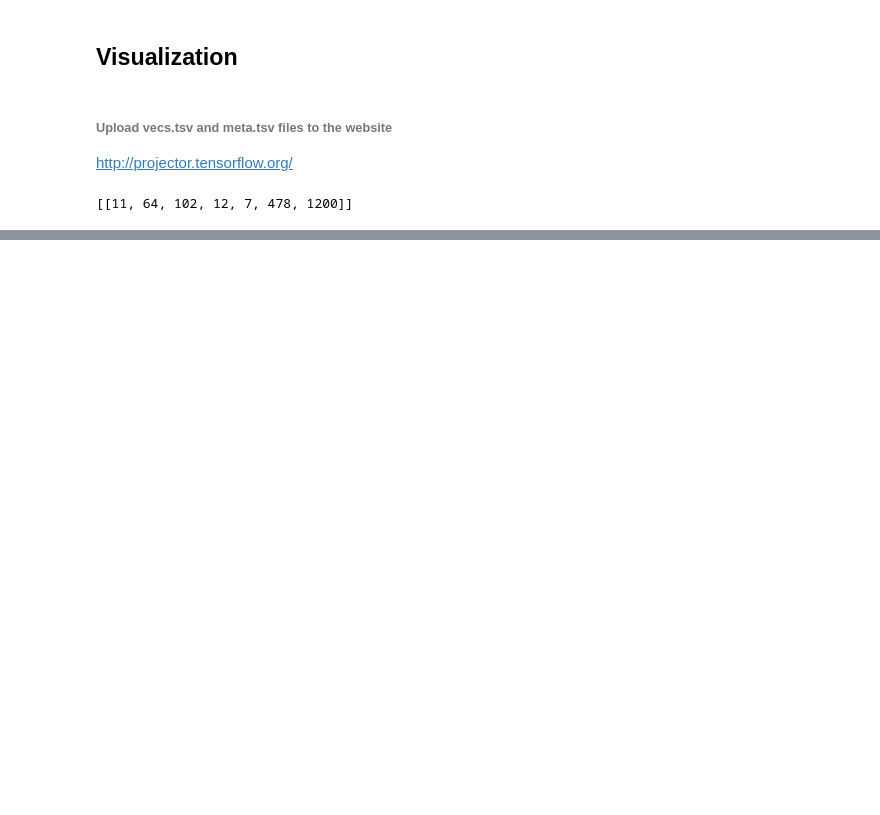
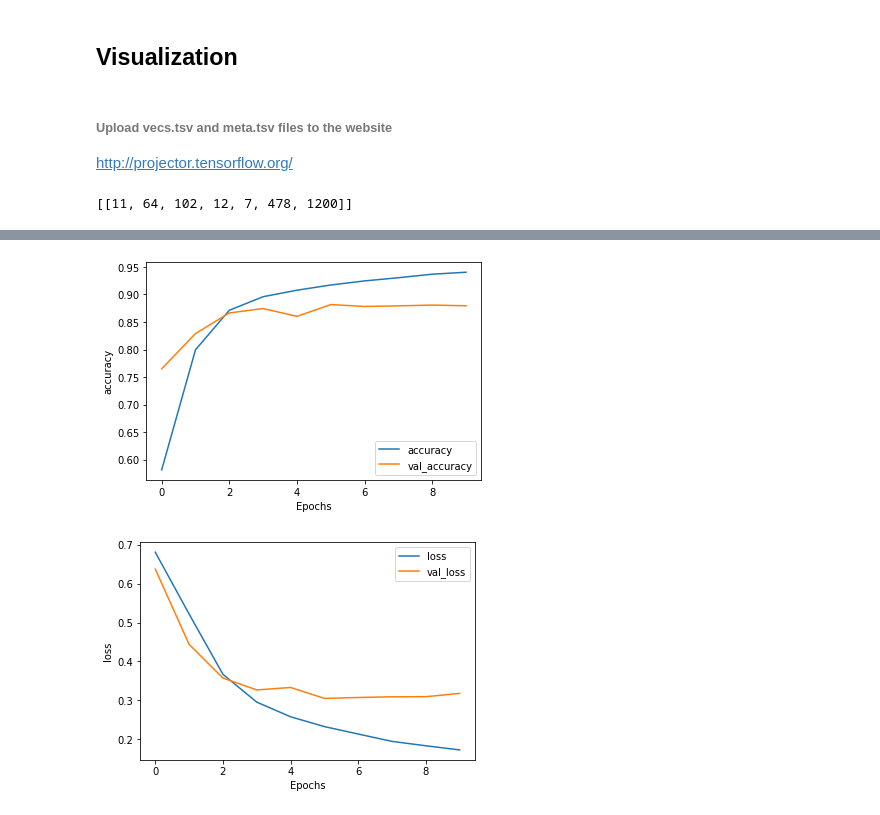
Before and after one commit to triciat/Tensorflow-in-Practice, a Jupyter notebook: Course_3_NLP/Course_3_Week_2_.ipynb, the cells around one changed output, grey strips where cells are left out. Drawn from its saved outputs; the diff is of its cells as text; code cells hidden in the pictures; blank space fills up the shorter version.

```diff
--- a/Course_3_NLP/Course_3_Week_2_.ipynb
+++ b/Course_3_NLP/Course_3_Week_2_.ipynb
@@ -243,0 +462,2 @@ print(sequence)
+# %%
+tokenizer = info.features['text'].encoder
@@ -243,0 +494,17 @@ print(sequence)
+# %%
+BUFFER_SIZE = 10000
+BATCH_SIZE = 64
+
+train_dataset = train_data.shuffle(BUFFER_SIZE)
+train_dataset = train_dataset.padded_batch(BATCH_SIZE, tf.compat.v1.data.get_output_shapes(train_dataset))
+test_dataset = test_data.padded_batch(BATCH_SIZE, tf.compat.v1.data.get_output_shapes(test_data))
+# %%
+embedding_dim = 64
+model = tf.keras.Sequential([
+    tf.keras.layers.Embedding(tokenizer.vocab_size, embedding_dim),
+    tf.keras.layers.GlobalAveragePooling1D(),   # 不能用flatten不然tensorflow會crash, 因為不好flatten
+    tf.keras.layers.Dense(6, activation='relu'),
+    tf.keras.layers.Dense(1, activation='sigmoid')
+])
+
+model.summary()
@@ -243,0 +528,6 @@ print(sequence)
+# %%
+num_epochs = 10
+
+model.compile(loss='binary_crossentropy',optimizer='adam',metrics=['accuracy'])
+
+history = model.fit(train_dataset, epochs=num_epochs, validation_data=test_dataset)
@@ -243,0 +555,17 @@ print(sequence)
+# %%
+import matplotlib.pyplot as plt
+
+
+def plot_graphs(history, string):
+  plt.plot(history.history[string])
+  plt.plot(history.history['val_'+string])
+  plt.xlabel("Epochs")
+  plt.ylabel(string)
+  plt.legend([string, 'val_'+string])
+  plt.show()
+
+plot_graphs(history, "accuracy")
+plot_graphs(history, "loss")
+# %% [output]
+[figure, added]
+[figure, added]
```
Also changed, not shown: parts of 37 cells of this notebook.
